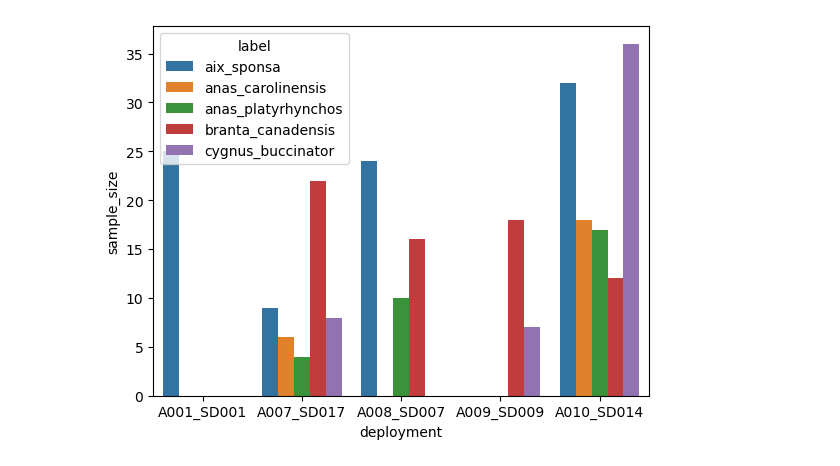
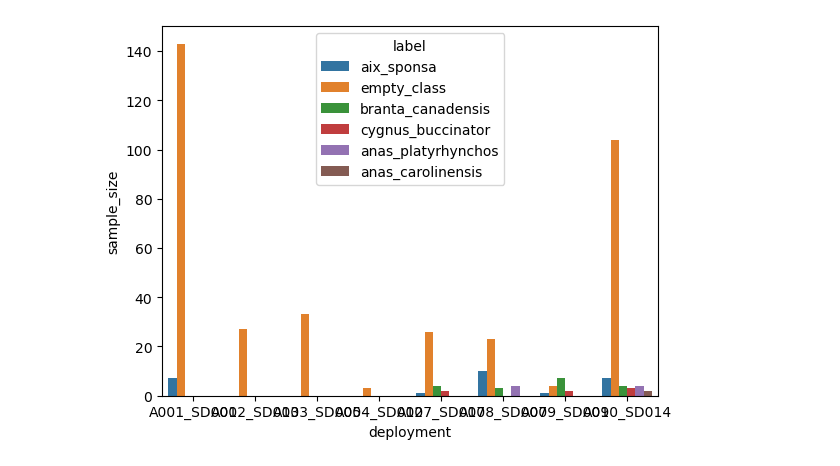
Before and after one commit to CV4EcologySchool/waterfowl_audio_id, a Jupyter notebook: notebooks/annotation_data_exploration.ipynb, the cells around one changed output. Saved outputs shown, nothing was run; the diff lists cells and outputs as text; code cells hidden in the pictures.

```diff
--- a/notebooks/annotation_data_exploration.ipynb
+++ b/notebooks/annotation_data_exploration.ipynb
@@ -400,14 +394,16 @@ for file in files:
 # %%
+import pandas as pd
+data_directory = "/mnt/class_data/group1_bioacoustics/brett"
+
 import glob
 from pathlib import Path
-files = glob.glob(f"/Volumes/LaCie/audio_files_to_annotate/annotated_files_20250108/*selections.txt")
+files = glob.glob(f"{data_directory}/*selections.txt")
 all_dfs = []
 for file in files:
     df = pd.read_csv(file, sep="\t")
+    file_stem = Path(file).stem.replace(".Table.1.selections", "")
     df["deployment"] = file_stem[:10]
-    #df.to_csv(file, sep="\t")
     all_dfs.append(df)
-    file_stem = Path(file).stem.replace(".Table.1.selections", "")
     print()
 final_df = pd.concat(all_dfs)
 final_df
@@ -560,4 +446,9 @@ spectrogram_df.head()
 # %%
+import glob
+
+data_directory = "/mnt/class_data/group1_bioacoustics/brett"
+# data_directory = "/Volumes/LaCie/audio_files_to_annotate/annotated_files_20250108"
+
 import random
 
 # This cell contains code that will be used to systematically go split data
@@ -584,7 +475,7 @@ all_deployment_names = ["A010_SD014",
 "A022_SD019"]
 deployment_names_for_testing = ["A005_SD002", "A006_SD006"]
 
-files = glob.glob(f"/Volumes/LaCie/audio_files_to_annotate/annotated_files_20250108/*selections.txt")
+files = glob.glob(f"{data_directory}/*selections.txt")
 print(len(files))
 testing_files = []
 train_validation_files = []
@@ -652,8 +547,17 @@ for audio_file in audio_file_paths:
 # %%
 import numpy as np
+import pandas as pd
 
-np.random.seed = 11
-random.seed = 11
+import matplotlib.pyplot as plt
+from sklearn.model_selection import train_test_split
+import seaborn as sns
+
+
+working_directory = "/home/Brett"
+# working_directory = "/Users/brettford/Downloads"
+
+#np.random.seed = 11
+#random.seed = 11
 
 # Let's define annotations class and split classes
 all_annotations = BoxedAnnotations.from_raven_files(raven_files=raven_file_paths,audio_files=audio_file_paths, annotation_column="species")
@@ -667,9 +571,12 @@ labels = all_annotations.clip_labels(
   min_label_overlap=0.25,
   class_subset=class_list
 )
-train_df, validation_df = train_test_split(labels, test_size=0.1)
+train_df, validation_df = train_test_split(labels, test_size=0.2)
+validation_df["empty_class"] = ~validation_df.any(axis=1)
+print(len(train_df))
+print(len(validation_df))
+# Let's check how many annotations we have for each species at each site
 
-# Let's check how many annotations we have for each species at each site
 label_sample_size_dict = {}
 species_by_deployment_dfs = []
 for label in train_df.columns.values:
@@ -685,11 +592,47 @@ for label in train_df.columns.values:
     # Group by deployment and species list and
 concatenated_species_by_deployment_sample_size_df = pd.concat(species_by_deployment_dfs)
 species_by_deployment_sample_size_df = concatenated_species_by_deployment_sample_size_df.groupby(["deployment", "label"]).size().rename('sample_size').reset_index()
+print(species_by_deployment_sample_size_df)
 ax = sns.barplot(data=species_by_deployment_sample_size_df, x="deployment", y="sample_size", hue="label")
 plt.savefig(
-    f"/Users/brettford/Downloads/train_dataset_deployment_label_sample_sizes.png", bbox_inches="tight", dpi=800
+    f"{working_directory}/train_dataset_deployment_label_sample_sizes.png", bbox_inches="tight", dpi=800
 )
+plt.close()
+
+# Let's filter training dataframe to reduce the number of empty clips; otherwise model
+# may be incentivized to predict empty class
+training_clips_w_pos_id_df = train_df[train_df.any(axis=1)]
+training_clips_wo_pos_id_df = train_df[~train_df.any(axis=1)]
+training_clips_w_pos_id_df
+print(len(training_clips_w_pos_id_df))
+print(len(training_clips_wo_pos_id_df))
+number_of_files_to_sample = len(training_clips_w_pos_id_df) * 2
+
+training_clips_wo_pos_id_to_keep_df = training_clips_wo_pos_id_df.sample(number_of_files_to_sample)
+train_df = pd.concat([training_clips_wo_pos_id_to_keep_df, training_clips_w_pos_id_df])
+train_df
+train_df["empty_class"] = ~train_df.any(axis=1)
+train_df.sort_values(["file", "start_time", "end_time"], inplace=True)
 
 
-#train_df[train_df["branta_canadensis"]]
+label_sample_size_dict = {}
+species_by_deployment_dfs = []
+for label in validation_df.columns.values:
+    label_df = validation_df[validation_df[label]]
+    deployment_list = []
+    for i, row in label_df.reset_index().iterrows():
+        path = os.path.normpath(row["file"])
+        deployment = path.split(os.sep)[5][:10]
+        deployment_list.append(deployment)
+    label_deployment_df = pd.DataFrame({"deployment":deployment_list})
+    label_deployment_df["label"] = label
+    species_by_deployment_dfs.append(label_deployment_df)
+    # Group by deployment and species list and
+concatenated_species_by_deployment_sample_size_df = pd.concat(species_by_deployment_dfs)
+species_by_deployment_sample_size_df = concatenated_species_by_deployment_sample_size_df.groupby(["deployment", "label"]).size().rename('sample_size').reset_index()
+print(species_by_deployment_sample_size_df)
+ax = sns.barplot(data=species_by_deployment_sample_size_df, x="deployment", y="sample_size", hue="label")
+plt.savefig(
+    f"{working_directory}/validation_dataset_deployment_label_sample_sizes.png", bbox_inches="tight", dpi=800
+)
 # %% [output]
@@ -696 +656 @@ plt.savefig(
-[figure, old version]
+[figure, new version]
```
Also changed, not shown: parts of 54 cells of this notebook.
